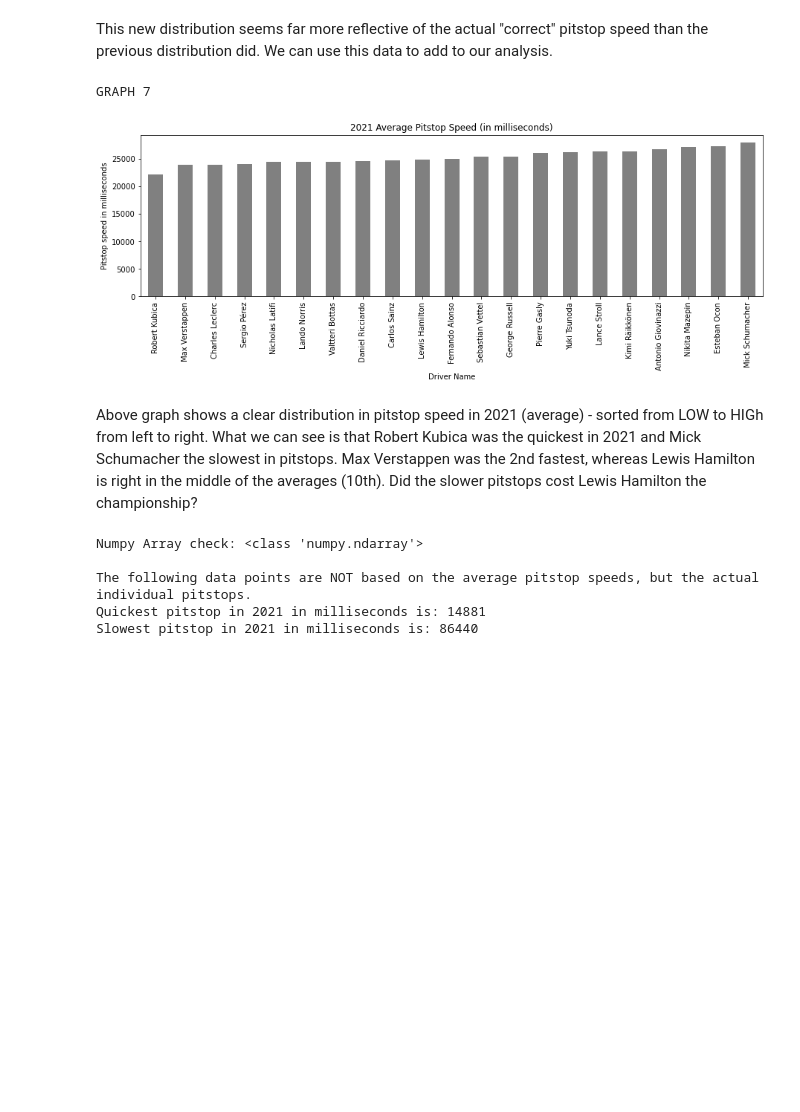
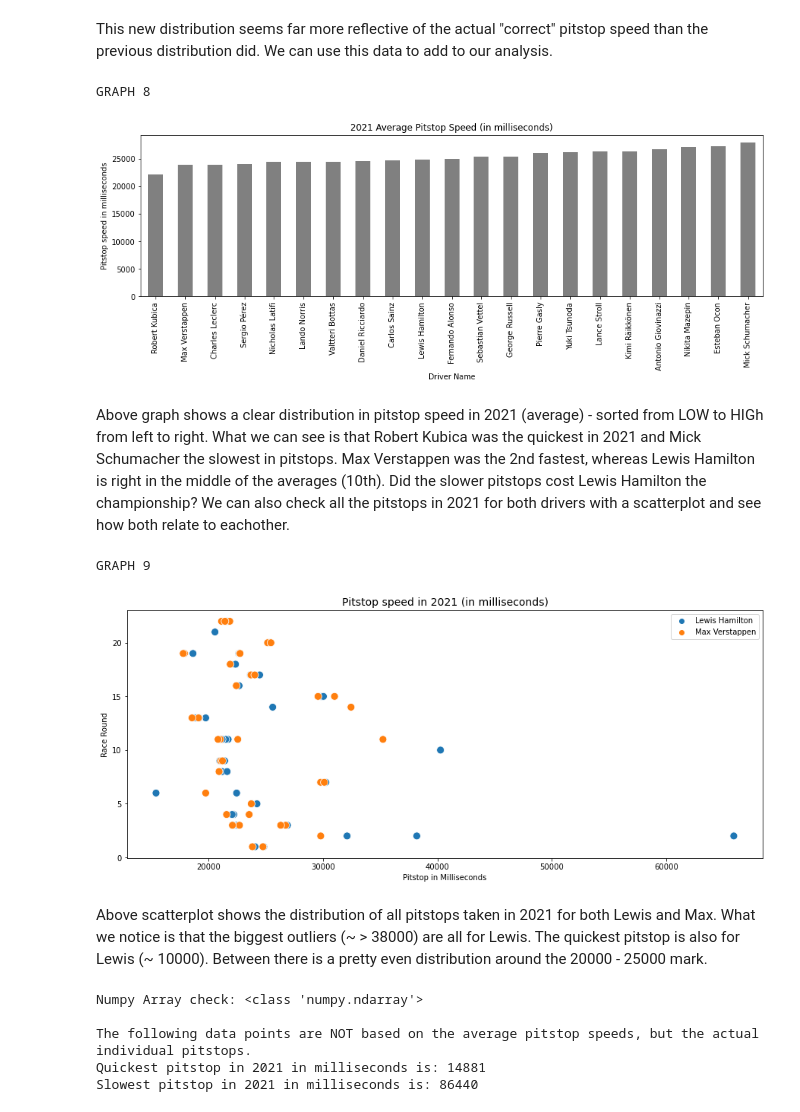
Before and after one commit to jelledoff/UCD---Data-Analytics-for-Business, a Jupyter notebook: UCD Course - Data Analytics for Business - Jelle Doff - March2022.ipynb, the cells around one changed output. Drawn from its saved outputs; the diff is of its cells as text; code cells hidden in the pictures; blank space fills up the shorter version.

```diff
--- a/UCD Course - Data Analytics for Business - Jelle Doff - March2022.ipynb
+++ b/UCD Course - Data Analytics for Business - Jelle Doff - March2022.ipynb
@@ -759,18 +771,45 @@ This new distribution seems far more reflective of the actual "correct" pitstop
 # %%
 # PLOTTING THE 2021 AVERAGE PITSTOP SPEED PER DRIVER
 
-print('GRAPH 7')
+print('GRAPH 8')
 Driver_Pitstops_no_outliers.groupby(['full_name'])['milliseconds_pitstops'].mean().sort_values().plot(kind="bar", title = '2021 Average Pitstop Speed (in milliseconds)', color='grey', figsize=(15,4))
 plt.xlabel('Driver Name')
 plt.ylabel('Pitstop speed in milliseconds');
 # %% [output]
-GRAPH 7
+GRAPH 8
 [figure]
 # %% [markdown]
 Above graph shows a clear distribution in pitstop speed in 2021 (average) - sorted from LOW to HIGh from left to right.
 What we can see is that Robert Kubica was the quickest in 2021 and Mick Schumacher the slowest in pitstops.
 Max Verstappen was the 2nd fastest, whereas Lewis Hamilton is right in the middle of the averages (10th).
 Did the slower pitstops cost Lewis Hamilton the championship?
+We can also check all the pitstops in 2021 for both drivers with a scatterplot and see how both relate to eachother.
+# %%
+# CREATING A SCATTERPLOT ON PITSTOPS FOR BOTH MAX VERSTAPPEN AND LEWIS HAMILTON
+
+# Creating the pitstop dataframes for both drivers
+Max_pitstops_2021 = Driver_Pitstops_no_outliers[Driver_Pitstops_no_outliers.full_name == 'Max Verstappen']
+Lewis_pitstops_2021 = Driver_Pitstops_no_outliers[Driver_Pitstops_no_outliers.full_name == 'Lewis Hamilton']
+
+# Concatenating both dataframes to model them together in one scatterplot
+concatenated = pd.concat([Lewis_pitstops_2021.assign(Lewis_pitstops_2021='milliseconds_pitstops'), Max_pitstops_2021.assign(Max_pitstops_2021='milliseconds_pitstops')])
+
+# Creating the scatterplot
+plt.figure(figsize=(15,6))
+sns.scatterplot(x='milliseconds_pitstops', y='round', data=concatenated,
+                hue='full_name', s=100)
+plt.title('Pitstop speed in 2021 (in milliseconds)', size=14)
+plt.xlabel('Pitstop in Milliseconds', size=10)
+plt.ylabel('Race Round', size=10)
+plt.legend();
+print('GRAPH 9')
+plt.show()
+# %% [output]
+GRAPH 9
+[figure, added]
+# %% [markdown]
+Above scatterplot shows the distribution of all pitstops taken in 2021 for both Lewis and Max. What we notice is that the biggest outliers (~ > 38000) are all for Lewis. The quickest pitstop is also for Lewis (~ 10000).
+Between there is a pretty even distribution around the 20000 - 25000 mark.
 # %%
 # WE CAN ALSO CHECK THE ACTUAL QUICKEST AND SLOWEST PITSTOPS IN 2021 BY USING A NUMPY ARRAY
 
```
Also changed, not shown: parts of 16 cells of this notebook.
